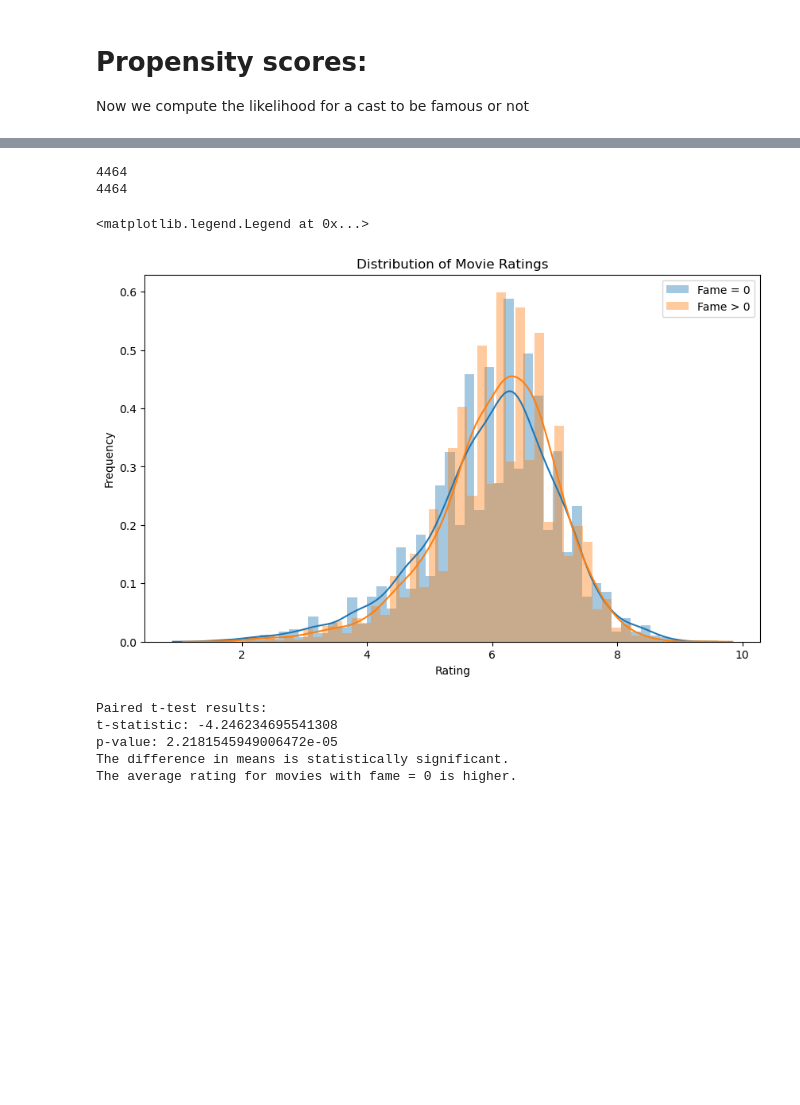
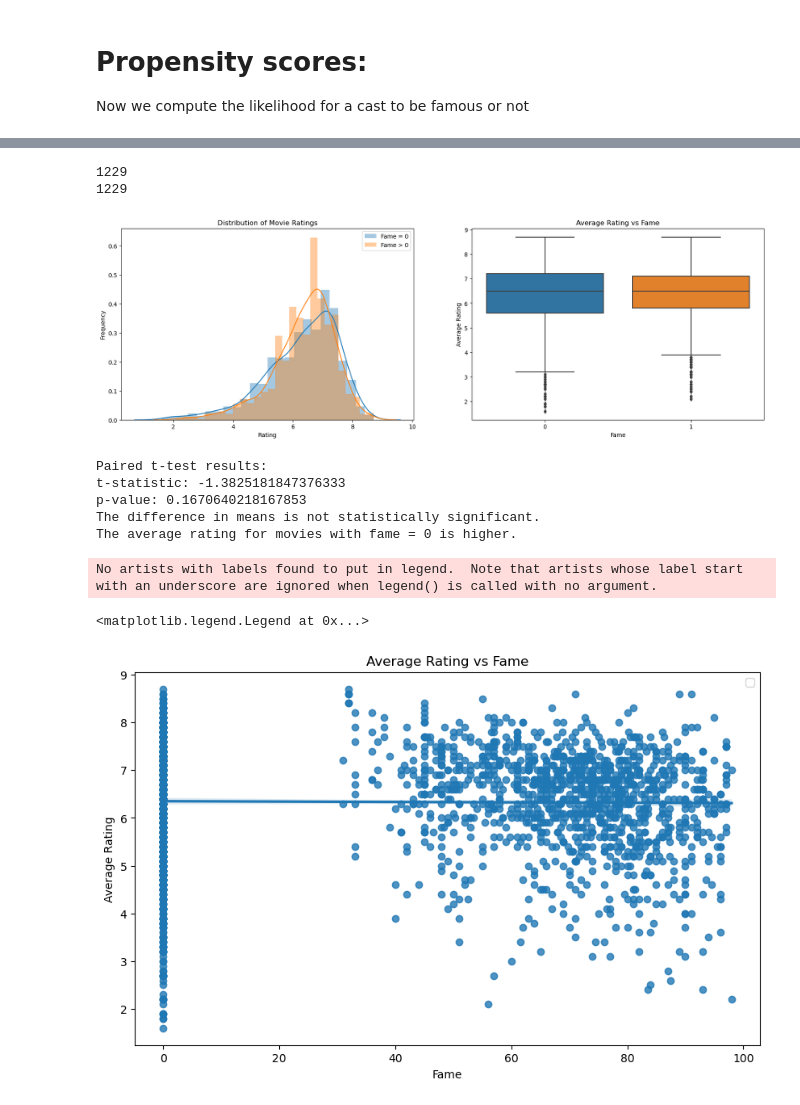
Before and after one commit to epfl-ada/ada-2023-project-shinebrightlikeadamon, a Jupyter notebook: fame_pop_analysis.ipynb, the cells around one changed output, grey strips where cells are left out. Saved outputs shown, nothing was run; the diff lists cells and outputs as text; code cells hidden in the pictures; blank space fills up the shorter version.

Commit message:
Update fame_pop_analysis.ipynb
che

```diff
--- a/fame_pop_analysis.ipynb
+++ b/fame_pop_analysis.ipynb
@@ -440,6 +440,20 @@ AttributeError: type object 'DOMWidget' has no attribute '_ipython_display_'
 # Popularity matching
 # %% [markdown]
 First, let us visualize our data.
+# %%
+# Open the cleaned datasets from the cleaned_datasets folder
+movies = pd.read_csv('cleaned_datasets/movies_clean.csv')
+characters = pd.read_csv('cleaned_datasets/characters_clean.csv')
+actors_info = pd.read_csv('cleaned_datasets/actors_info_clean.csv')
+actors_list = pd.read_csv('cleaned_datasets/actors_list_clean.csv')
+
+# Add the average fame, liked, disliked and neutral scores from the characters dataframe per movie to the movies dataframe
+values = characters.groupby('freebase_movie_id',as_index=False).mean()#.agg({'Fame':'mean','Liked':'mean','Disliked':'mean','Neutral':'mean'})
+movies = pd.merge(movies, values[['freebase_movie_id','Fame','Liked','Disliked','Neutral']], left_on='freebase_id', right_on='freebase_movie_id', how='left')
+movies = movies.drop(['freebase_movie_id'], axis=1)
+# %%
+# filter dataset to more restricted movies
+movies = movies[movies['numVotes'] >= 2000]
 # %%
 # plot a bar plot with the movies with a fame > 0 and the movies with a fame = 0, use the number of movies as the height of the bar
 plt.figure(figsize=(10,6))
@@ -729,20 +746,26 @@ df_positive = matched_pairs[matched_pairs['fame_dummy'] == 1]
 print(len(df_zero))
 print(len(df_positive))
 # %% [output]
-4464
-4464
+1229
+1229
 # %%
-# plot the ratings distribution for the two groups
-plt.figure(figsize=(10,6))
+# plot the ratings distribution for the two groups with two subplots one for displots and another for boxplots
+plt.figure(figsize=(20,6))
+plt.subplot(1,2,1)
 sns.distplot(df_zero['averageRating'], label='Fame = 0')
 sns.distplot(df_positive['averageRating'], label='Fame > 0')
 plt.title('Distribution of Movie Ratings')
 plt.xlabel('Rating')
 plt.ylabel('Frequency')
 plt.legend()
+plt.subplot(1,2,2)
+sns.boxplot(x='fame_dummy', y='averageRating', data=matched_pairs)
+plt.title('Average Rating vs Fame')
+plt.xlabel('Fame')
+plt.ylabel('Average Rating')
+plt.show()
 # %% [output]
-<matplotlib.legend.Legend at 0x...>
-[figure, old version]
+[figure, new version]
 # %%
 from scipy.stats import ttest_rel
 
@@ -771,7 +794,7 @@ else:
     print("The average rating for movies with fame > 0 is higher.")
 # %% [output]
 Paired t-test results:
-t-statistic: -4.246234695541308
-p-value: 2.2181545949006472e-05
-The difference in means is statistically significant.
+t-statistic: -1.3825181847376333
+p-value: 0.1670640218167853
+The difference in means is not statistically significant.
 The average rating for movies with fame = 0 is higher.
@@ -780,0 +801,13 @@ model = ols('averageRating ~ runtime + ', df_zero).fit()
+# %%
+#regression of ratings vs fame for movies
+plt.figure(figsize=(10,6))
+# Create a scatterplot with a regression line
+sns.regplot(x='fame_only', y='averageRating', data=matched_pairs)
+plt.title('Average Rating vs Fame')
+plt.xlabel('Fame')
+plt.ylabel('Average Rating')
+plt.legend()
+# %% [output]
+No artists with labels found to put in legend.  Note that artists whose label start with an underscore are ignored when legend() is called with no argument.
+<matplotlib.legend.Legend at 0x...>
+[figure, added]
```
Also changed, not shown: parts of 7 cells of this notebook.
